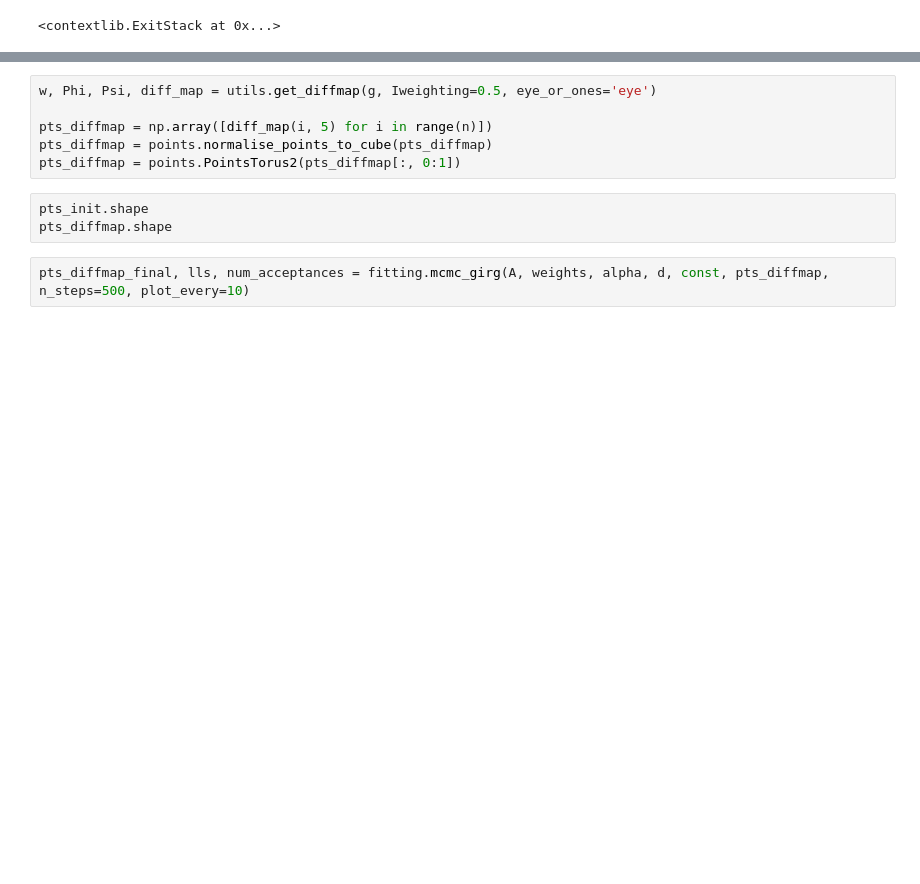
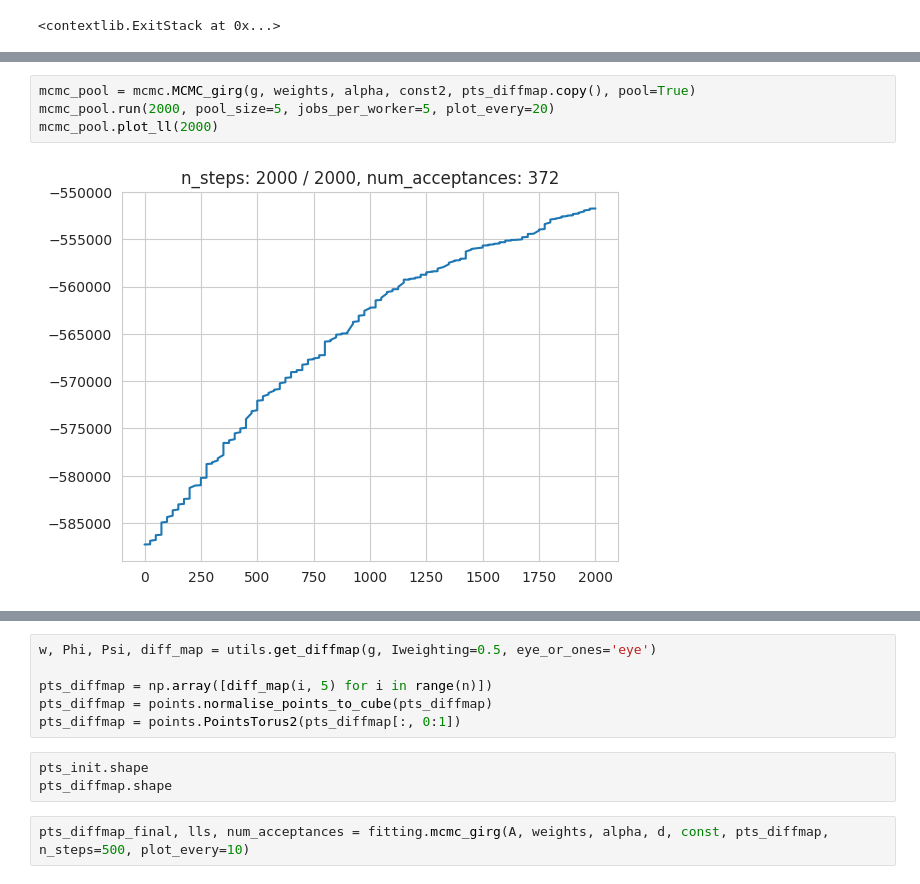
Before and after one commit to BenjiDayan/GIRGs, a Jupyter notebook: benji_src/notebooks/MCMC.ipynb, the cells around one changed output, grey strips where cells are left out. Cells and saved outputs as stored; diff of their text form; blank space fills up the shorter version.

```diff
--- a/benji_src/notebooks/MCMC.ipynb
+++ b/benji_src/notebooks/MCMC.ipynb
@@ -289,0 +369,6 @@ fig.canvas.draw()
+# %%
+mcmc_pool = mcmc.MCMC_girg(g, weights, alpha, const2, pts_diffmap.copy(), pool=True)
+mcmc_pool.run(2000, pool_size=5, jobs_per_worker=5, plot_every=20)
+mcmc_pool.plot_ll(2000)
+# %% [output]
+[figure, added]
```
Also changed, not shown: parts of 76 cells of this notebook, 1 other file.
